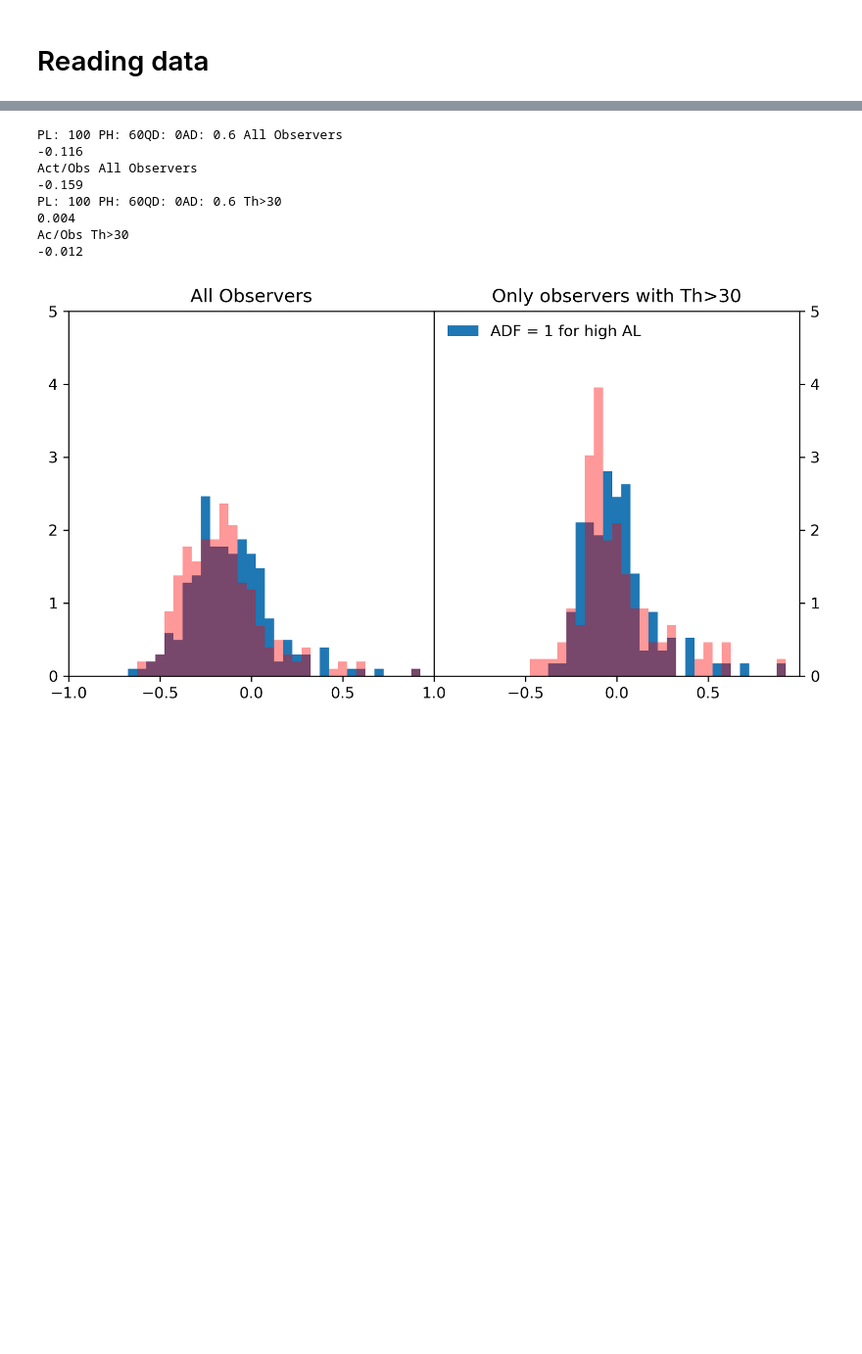
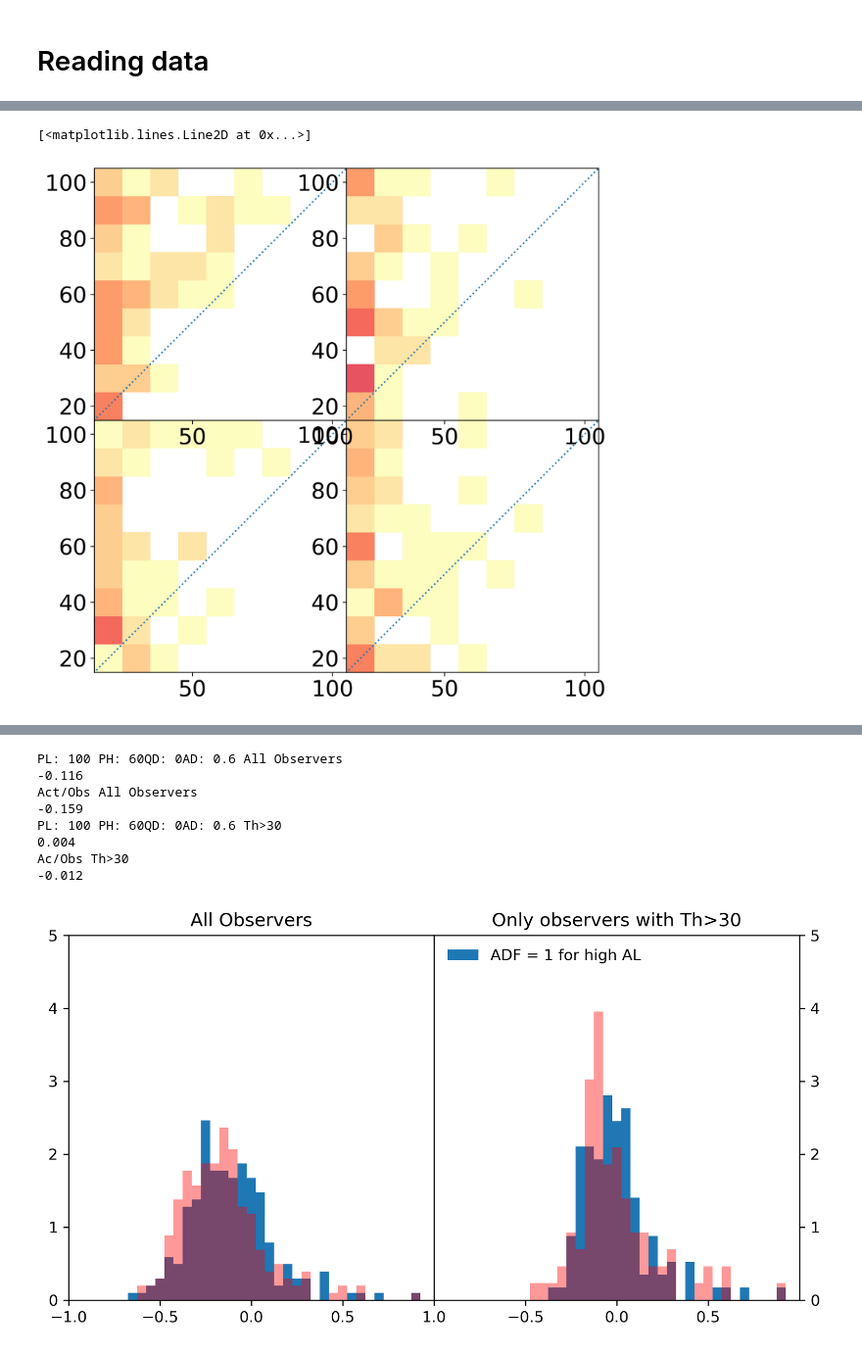
Before and after one commit to amunozj/GRPSSN, a Jupyter notebook: ADF_SSN_05_Metrics_Comparison.ipynb, the cells around one changed output, grey strips where cells are left out. Shown at 98% size. Drawn from its saved outputs; the diff is of its cells as text; code cells hidden in the pictures; blank space fills up the shorter version.

```diff
--- a/ADF_SSN_05_Metrics_Comparison.ipynb
+++ b/ADF_SSN_05_Metrics_Comparison.ipynb
@@ -56,0 +190,18 @@ plt.rc('font', **font)
+# %%
+path = 'D:/Mis Documentos/AAResearch/Codes/ADFSSN/scripts/output/output/'
+
+# EMD
+dfEMD = pd.read_csv(path + 'TestL2/A_O_NB1_Observer_ADF.csv', header=0).drop_duplicates(subset='Observer', keep='last')
+dfEMD.head()
+
+# EMDmm1
+dfEMDm1 = pd.read_csv(path + 'TestL220/A_O_NB1_Observer_ADF.csv', header=0).drop_duplicates(subset='Observer', keep='last')
+dfEMDm1.head()
+
+# L2
+dfL2 = pd.read_csv(path + 'TestL225/A_O_NB1_Observer_ADF.csv', header=0).drop_duplicates(subset='Observer', keep='last')
+dfL2.head()
+
+# L2mm1
+dfL2m1 = pd.read_csv(path + 'TestL230/A_O_NB1_Observer_ADF.csv', header=0).drop_duplicates(subset='Observer', keep='last')
+dfL2m1.head()
@@ -57,3 +216,55 @@ plt.rc('font', **font)
+# %%
+# Size definitions
+dpi = 300
+pxx = 1000   # Horizontal size of each panel
+pxy = pxx    # Vertical size of each panel
+frc = 1    # Fraction of the panel devoted to histograms
+
+nph = 1      # Number of horizontal panels
+npv = 1      # Number of vertical panels
+
+# Padding
+padv  = 50 #Vertical padding in pixels
+padv2 = 200  #Vertical padding in pixels between panels
+padh  = 50 #Horizontal padding in pixels at the edge of the figure
+padh2 = 0 #Horizontal padding in pixels between panels
+
+# Figure sizes in pixels
+fszv = (npv*pxy + 2*padv + (npv-1)*padv2 )      #Vertical size of figure in inches
+fszh = (nph*pxx + 2*padh + (nph-1)*padh2 )      #Horizontal size of figure in inches
+
+# Conversion to relative unites
+ppadv  = padv/fszv     #Vertical padding in relative units
+ppadv2 = padv2/fszv    #Vertical padding in relative units
+ppadh  = padh/fszv     #Horizontal padding the edge of the figure in relative units
+ppadh2 = padh2/fszv    #Horizontal padding between panels in relative units
+
+enges = np.arange(20,120,10)-5
+vmax = 20
+
+## Start Figure
+fig = plt.figure(figsize=(fszh/dpi,fszv/dpi), dpi = dpi)
+
+ax1 = fig.add_axes([ppadh, ppadv, pxx/fszh*frc, pxy/fszv*frc], label= 'b1')
+ax1.hist2d(dfEMD['RealThreshold'],dfEMD['AvThreshold'], bins=[enges,enges], cmap=plt.cm.magma_r,cmin=1, vmin=1, vmax=vmax)
+ax1.plot([0,120],[0,120], linestyle='dotted')
+
+
+ax2 = fig.add_axes([ppadh+pxx/fszh*frc, ppadv, pxx/fszh*frc, pxy/fszv*frc], label= 'b1')
+ax2.hist2d(dfEMDm1['RealThreshold'],dfEMDm1['AvThreshold'], bins=[enges,enges], cmap=plt.cm.magma_r,cmin=1, vmin=1, vmax=vmax)
+ax2.plot([0,120],[0,120], linestyle='dotted')
+
+
+ax3 = fig.add_axes([ppadh, ppadv+pxy/fszv*frc, pxx/fszh*frc, pxy/fszv*frc], label= 'b1')
+ax3.hist2d(dfL2['RealThreshold'],dfL2['AvThreshold'], bins=[enges,enges], cmap=plt.cm.magma_r,cmin=1, vmin=1, vmax=vmax)
+ax3.plot([0,120],[0,120], linestyle='dotted')
+
+ax4 = fig.add_axes([ppadh+pxx/fszh*frc, ppadv+pxy/fszv*frc, pxx/fszh*frc, pxy/fszv*frc], label= 'b1')
+ax4.hist2d(dfL2m1['RealThreshold'],dfL2m1['AvThreshold'], bins=[enges,enges], cmap=plt.cm.magma_r,cmin=1, vmin=1, vmax=vmax)
+ax4.plot([0,120],[0,120], linestyle='dotted')
+# %% [output]
+[<matplotlib.lines.Line2D at 0x...>]
+[figure, added]
 # %%
 path ='D:/Mis Documentos/AAResearch/Codes/ADFSSN/runcsvs/' # use your path
 
```
Also changed, not shown: parts of 8 cells of this notebook, 3 other files.
